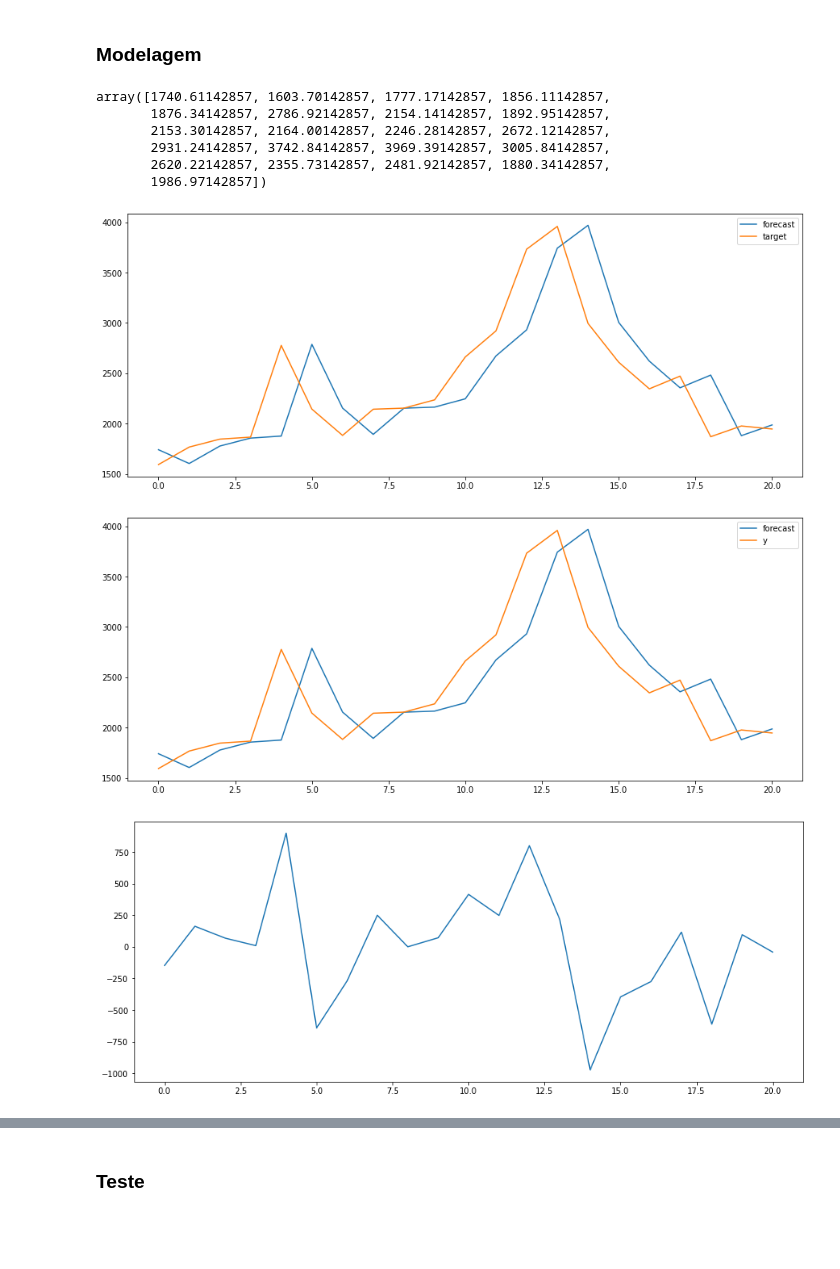
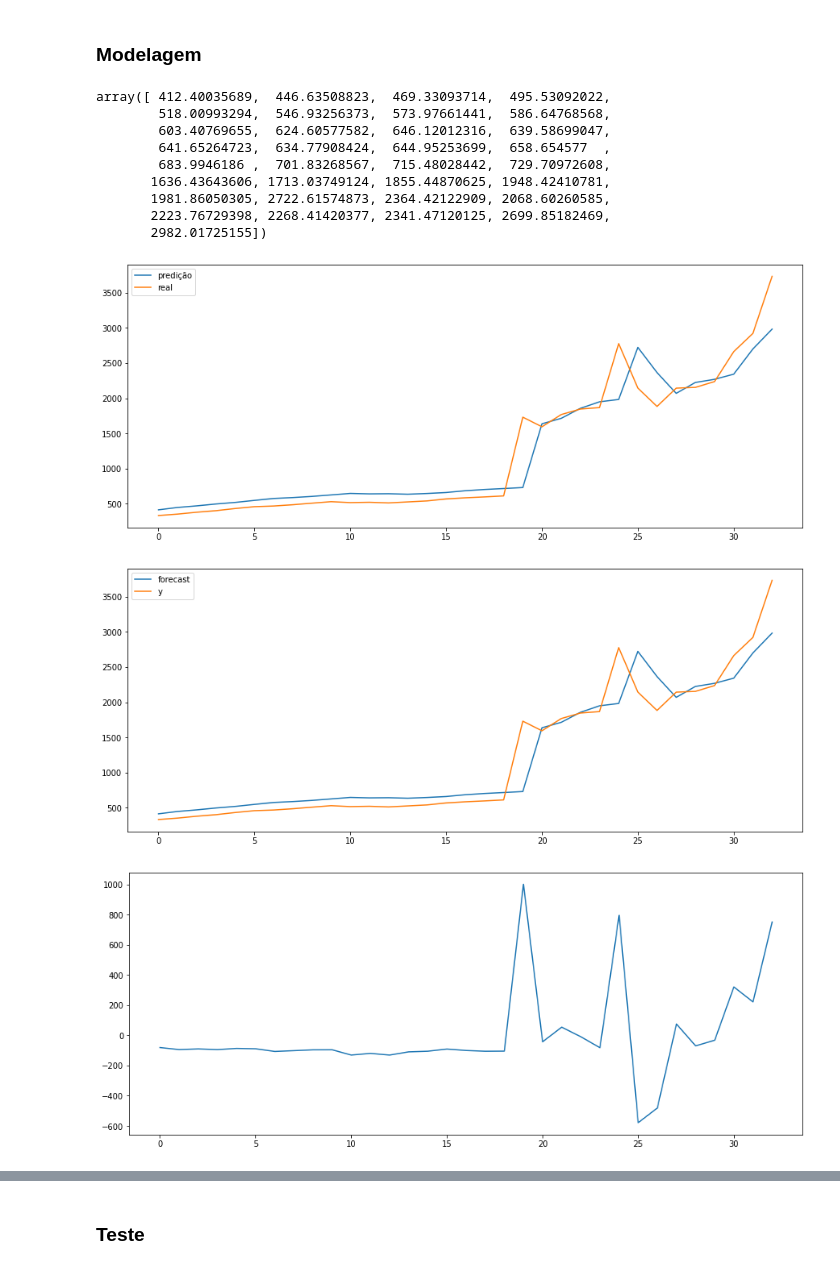
Before and after one commit to andrevcmelo/DataLearning, a Jupyter notebook: emissões_CO2.ipynb, the cells around one changed output, grey strips where cells are left out. Drawn from its saved outputs; the diff is of its cells as text; code cells hidden in the pictures; blank space fills up the shorter version.

```diff
--- a/emissões_CO2.ipynb
+++ b/emissões_CO2.ipynb
@@ -472,8 +472,10 @@ A representatividade de Agricultura e Agropecuária na emissão de CO2 é: 0.748
 #Dividindo dataset de treino e teste
 data_emissoes3 = pd.Series(dados.groupby('Data')['Valor/mi_t'].sum())
 data_emissoes3
-train_data = data_emissoes3.loc['1990':'2011']
-test_data = data_emissoes3.loc['2012':]
+#70% treino
+train_data = data_emissoes3.loc[:'2003']
+#30% teste
+test_data = data_emissoes3.loc['2004':]
 # %% [markdown]
 ## Estimando e Tratando Tendência e Sazonalidade
 # %%
@@ -586,36 +588,39 @@ def MAPE(y_true, y_pred):
     return np.mean(np.abs((y_true - y_pred) / y_true)) * 100
 # %%
 #parâmetros
-p,d,q = 0, 1, 0
+p,d,q = 1, 1, 1
 # %%
 model = ARIMA(train_data.values, order=(p,d,q)).fit()
 # %%
 model.predict(typ='levels')
 # %% [output]
-array([1740.61142857, 1603.70142857, 1777.17142857, 1856.11142857,
-       1876.34142857, 2786.92142857, 2154.14142857, 1892.95142857,
-       2153.30142857, 2164.00142857, 2246.28142857, 2672.12142857,
-       2931.24142857, 3742.84142857, 3969.39142857, 3005.84142857,
-       2620.22142857, 2355.73142857, 2481.92142857, 1880.34142857,
-       1986.97142857])
+array([ 412.40035689,  446.63508823,  469.33093714,  495.53092022,
+        518.00993294,  546.93256373,  573.97661441,  586.64768568,
+        603.40769655,  624.60577582,  646.12012316,  639.58699047,
+        641.65264723,  634.77908424,  644.95253699,  658.654577  ,
+        683.9946186 ,  701.83268567,  715.48028442,  729.70972608,
+       1636.43643606, 1713.03749124, 1855.44870625, 1948.42410781,
+       1981.86050305, 2722.61574873, 2364.42122909, 2068.60260585,
+       2223.76729398, 2268.41420377, 2341.47120125, 2699.85182469,
+       2982.01725155])
 # %%
-plt.plot(model.predict(typ='levels'), label = 'forecast')
-plt.plot(train_data.values[1:], label = 'target')
+plt.plot(model.predict(typ='levels'), label = 'predição')
+plt.plot(train_data.values[1:], label = 'real')
 plt.legend()
 plt.show()
 # %% [output]
-[figure, old version]
+[figure, new version]
 # %%
 model.plot_predict();
 # %% [output]
-[figure, old version]
+[figure, new version]
 # %%
 train_predict = model.predict(typ='levels')
 residuo = train_data.values[1:] - train_predict
 # %%
 plt.plot(residuo);
 # %% [output]
-[figure, old version]
+[figure, new version]
 # %%
 acf_pacf(residuo,20)
 # %% [output]
```
Also changed, not shown: parts of 8 cells of this notebook.
